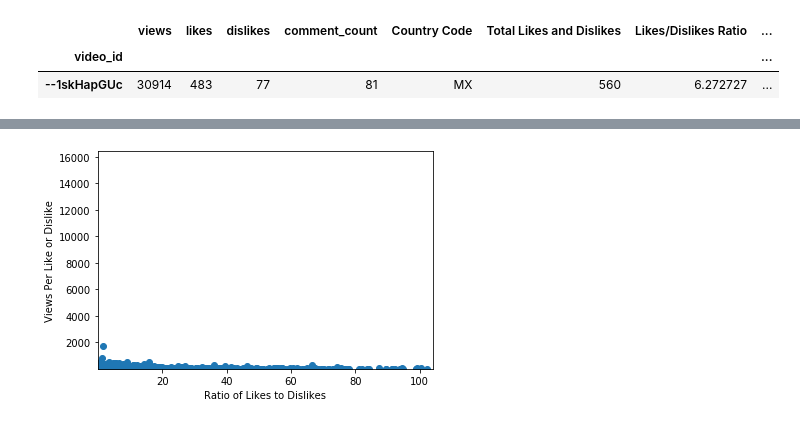
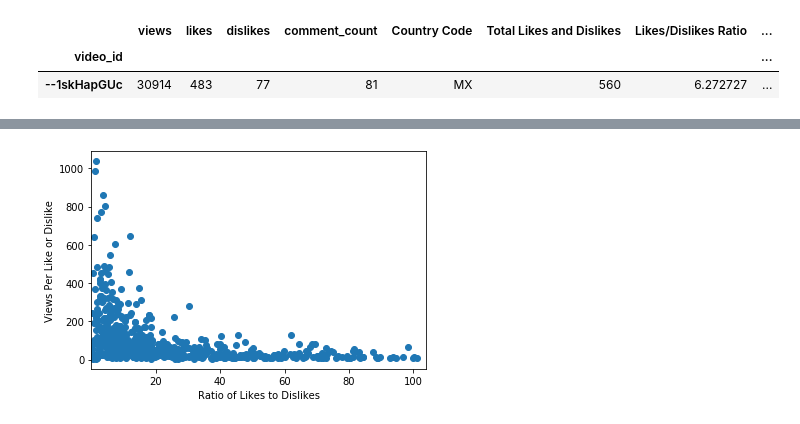
Before and after one commit to jherberg462/python-project, a Jupyter notebook: comparing_ratio_of_likes_dislikes_to_views.ipynb, the cells around one changed output, grey strips where cells are left out. Drawn from its saved outputs; the diff is of its cells as text; code cells hidden in the pictures.

```diff
--- a/comparing_ratio_of_likes_dislikes_to_views.ipynb
+++ b/comparing_ratio_of_likes_dislikes_to_views.ipynb
@@ -142,9 +121,9 @@ plt.show()
 # %%
 plt.scatter(likes_ratio, view_per_like)
 plt.xlabel('Ratio of Likes to Dislikes')
 plt.ylabel('Views Per Like or Dislike')
 plt.xlim(df['Likes/Dislikes Ratio'].min(), df['Likes/Dislikes Ratio'].max())
-plt.ylim(df['View per (dis)like'].min(), df['View per (dis)like'].max())
+#plt.ylim(df['View per (dis)like'].min(), df['View per (dis)like'].max())
 plt.show()
 # %% [output]
-[figure, old version]
+[figure, new version]
```
Also changed, not shown: parts of 5 cells of this notebook.
